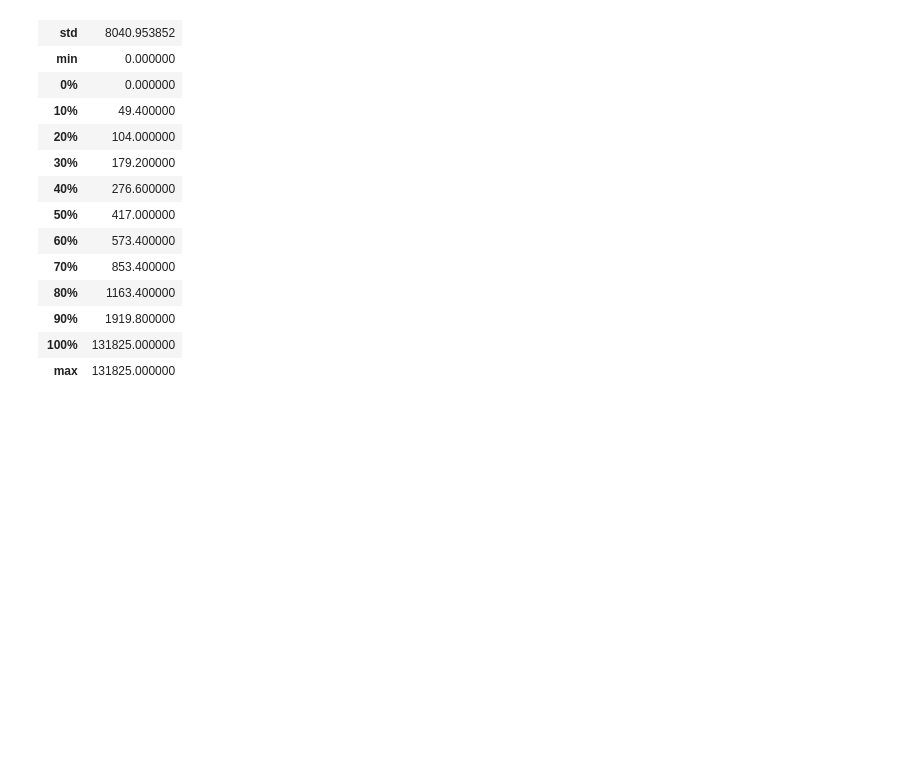
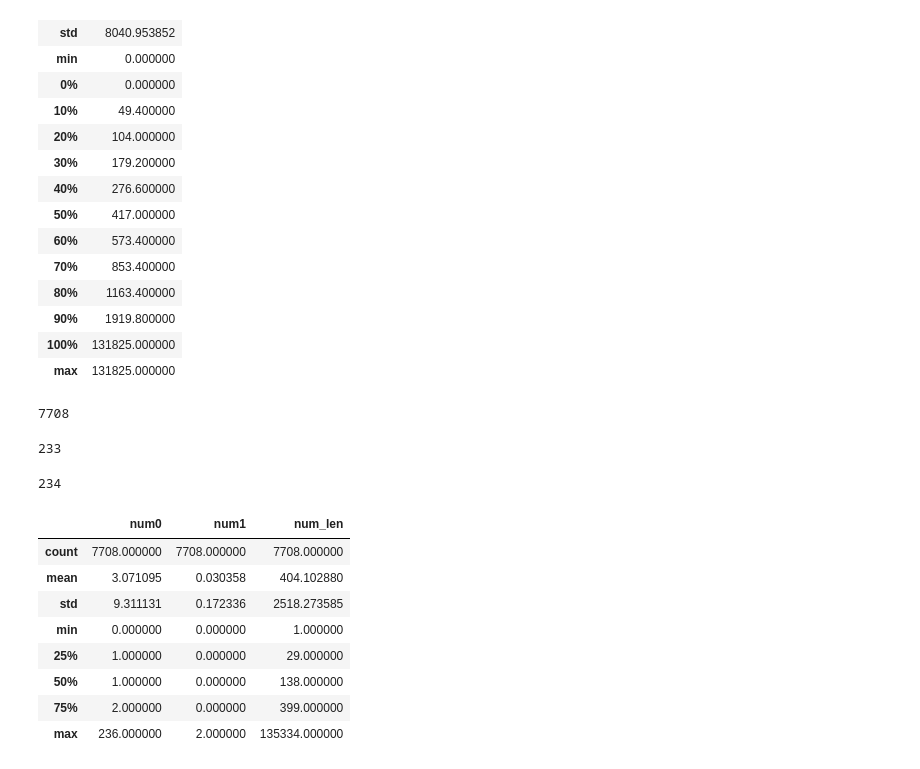
Before and after one commit to AxotZero/esun_sar_baseline, a Jupyter notebook: src/analysis_preprocess.ipynb, the cells around one changed output. Cells and saved outputs as stored; diff of their text form; code cells hidden in the pictures; blank space fills up the shorter version.

```diff
--- a/src/process_data/analysis_preprocess.ipynb
+++ b/src/analysis_preprocess.ipynb
@@ -285,3 +285,57 @@ display(pd.DataFrame(data=test_mask, columns=['test']).describe(percentiles=np.l
 | 90% | 1919.800000 |
 | 100% | 131825.000000 |
 | max | 131825.000000 |
+# %%
+data = load_pickle('/media/hd03/axot_data/sar/data/cust_data.pkl')
+len(data)
+# %% [output]
+7708
+# %%
+sars = set()
+for cust_id, v in data.items():
+    for idx in v.train_mask:
+        if v.cust_data[idx].sar_flag == 1:
+            sars.add(cust_id)
+            break
+len(sars)
+# %% [output]
+233
+# %%
+num1 = []
+for cust_id in sars:
+    d = data[cust_id]
+    tmp = 0
+    for idx in d.train_mask:
+        tmp += (d.cust_data[idx].sar_flag == 1)
+    num1.append(tmp)
+sum(num1)
+# %% [output]
+234
+# %%
+# num_sar = []
+num_len = []
+num0 = []
+num1 = []
+for k, d in data.items():
+    tmp0 = 0
+    tmp1 = 0
+    for idx in d.train_mask:
+        tmp0 += d.cust_data[idx].sar_flag == 0
+        tmp1 += d.cust_data[idx].sar_flag == 1
+    num0.append(tmp0)
+    num1.append(tmp1)
+    num_len.append(len(d.cust_data))
+# %%
+df = pd.DataFrame({'num0': num0, 'num1':num1,'num_len': num_len})
+# %%
+df.describe()
+# %% [output]
+|  | num0 | num1 | num_len |
+| count | 7708.000000 | 7708.000000 | 7708.000000 |
+| mean | 3.071095 | 0.030358 | 404.102880 |
+| std | 9.311131 | 0.172336 | 2518.273585 |
+| min | 0.000000 | 0.000000 | 1.000000 |
+| 25% | 1.000000 | 0.000000 | 29.000000 |
+| 50% | 1.000000 | 0.000000 | 138.000000 |
+| 75% | 2.000000 | 0.000000 | 399.000000 |
+| max | 236.000000 | 2.000000 | 135334.000000 |
```
Also changed, not shown: parts of 5 cells of this notebook, 8 other files.
